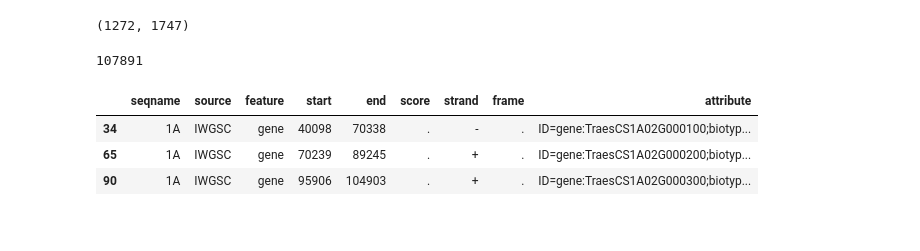
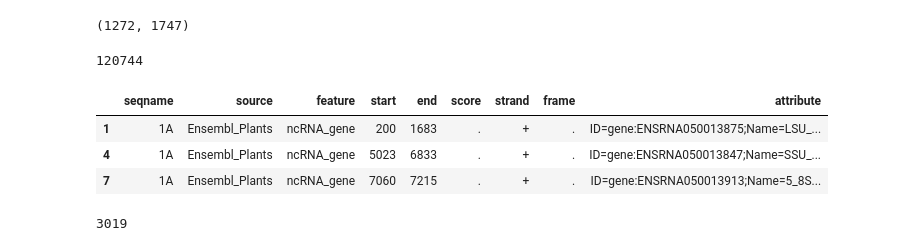
Before and after one commit to juancresc/mrcv, a Jupyter notebook: DEG_genes/2.1_extract_dna_sequences.ipynb, the cells around one changed output. Drawn from its saved outputs; the diff is of its cells as text; code cells hidden in the pictures.

```diff
--- a/DEG_genes/2.1_extract_dna_sequences.ipynb
+++ b/DEG_genes/2.1_extract_dna_sequences.ipynb
@@ -45,15 +45,19 @@ len(df_list[df_list.log2FoldChange > 0].index), len(df_list[df_list.log2FoldChan
 # %%
 df_gff = pd.read_csv(file_annotation, index_col=False, sep='\t', header=None, comment='#')
 df_gff.columns = ['seqname', 'source', 'feature', 'start', 'end', 'score', 'strand', 'frame', 'attribute']
-df_gff = df_gff[df_gff.feature == 'gene']
+df_gff = df_gff[(df_gff.feature == 'gene') | (df_gff.feature == 'ncRNA_gene')]
 print(len(df_gff.index))
 df_gff.head(3)
 # %% [output]
-107891
+120744
 |  | seqname | source | feature | start | end | score | strand | frame | attribute |
-| 34 | 1A | IWGSC | gene | 40098 | 70338 | . | - | . | ID=gene:TraesCS1A02G000100;biotyp... |
-| 65 | 1A | IWGSC | gene | 70239 | 89245 | . | + | . | ID=gene:TraesCS1A02G000200;biotyp... |
-| 90 | 1A | IWGSC | gene | 95906 | 104903 | . | + | . | ID=gene:TraesCS1A02G000300;biotyp... |
+| 1 | 1A | Ensembl_Plants | ncRNA_gene | 200 | 1683 | . | + | . | ID=gene:ENSRNA050013875;Name=LSU_... |
+| 4 | 1A | Ensembl_Plants | ncRNA_gene | 5023 | 6833 | . | + | . | ID=gene:ENSRNA050013847;Name=SSU_... |
+| 7 | 1A | Ensembl_Plants | ncRNA_gene | 7060 | 7215 | . | + | . | ID=gene:ENSRNA050013913;Name=5_8S... |
+# %%
+len(set(genes))
+# %% [output]
+3019
 # %%
 buffer_seqs = []
 padding = 2000
```
Also changed, not shown: parts of 4 cells of this notebook, 1 other file.
